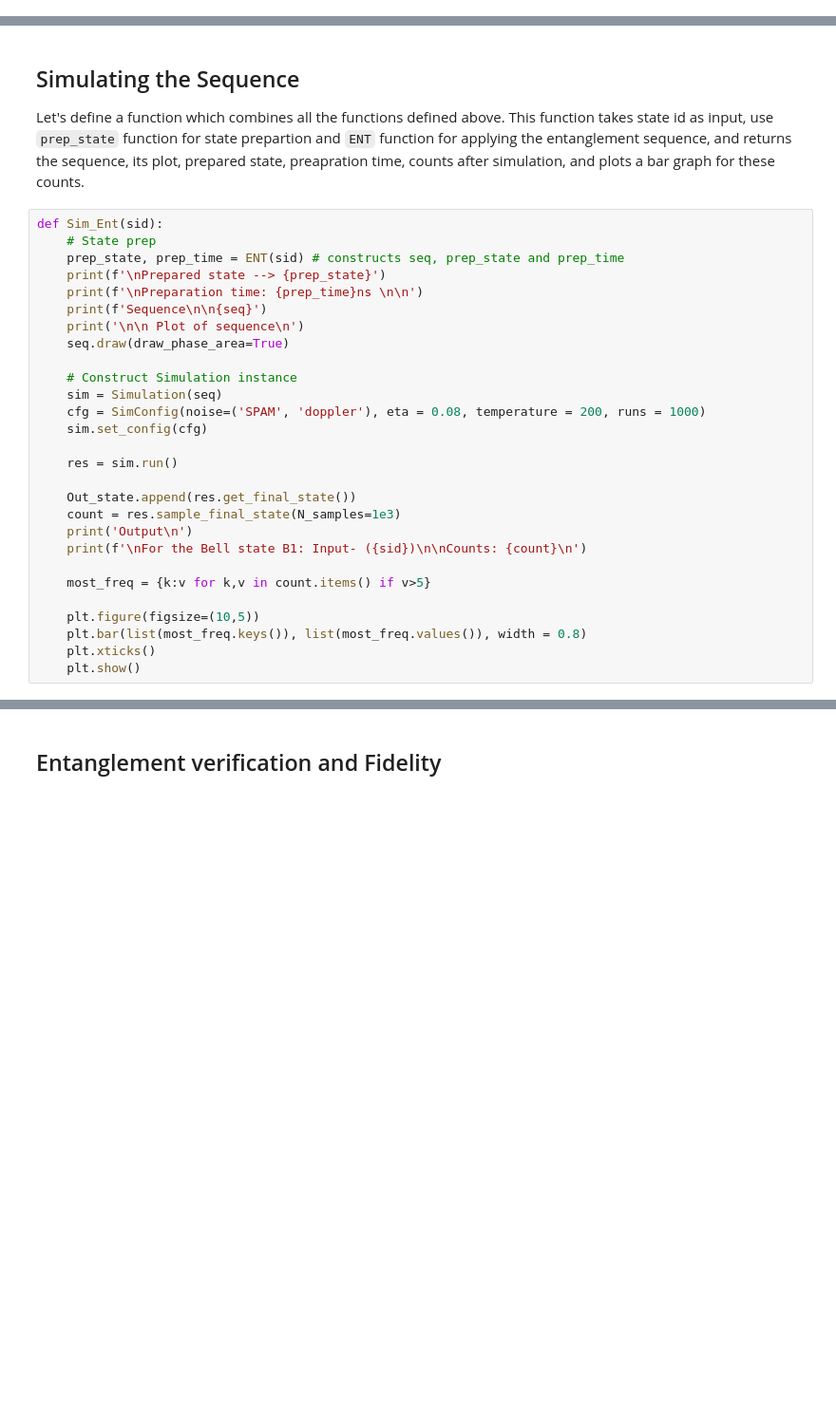
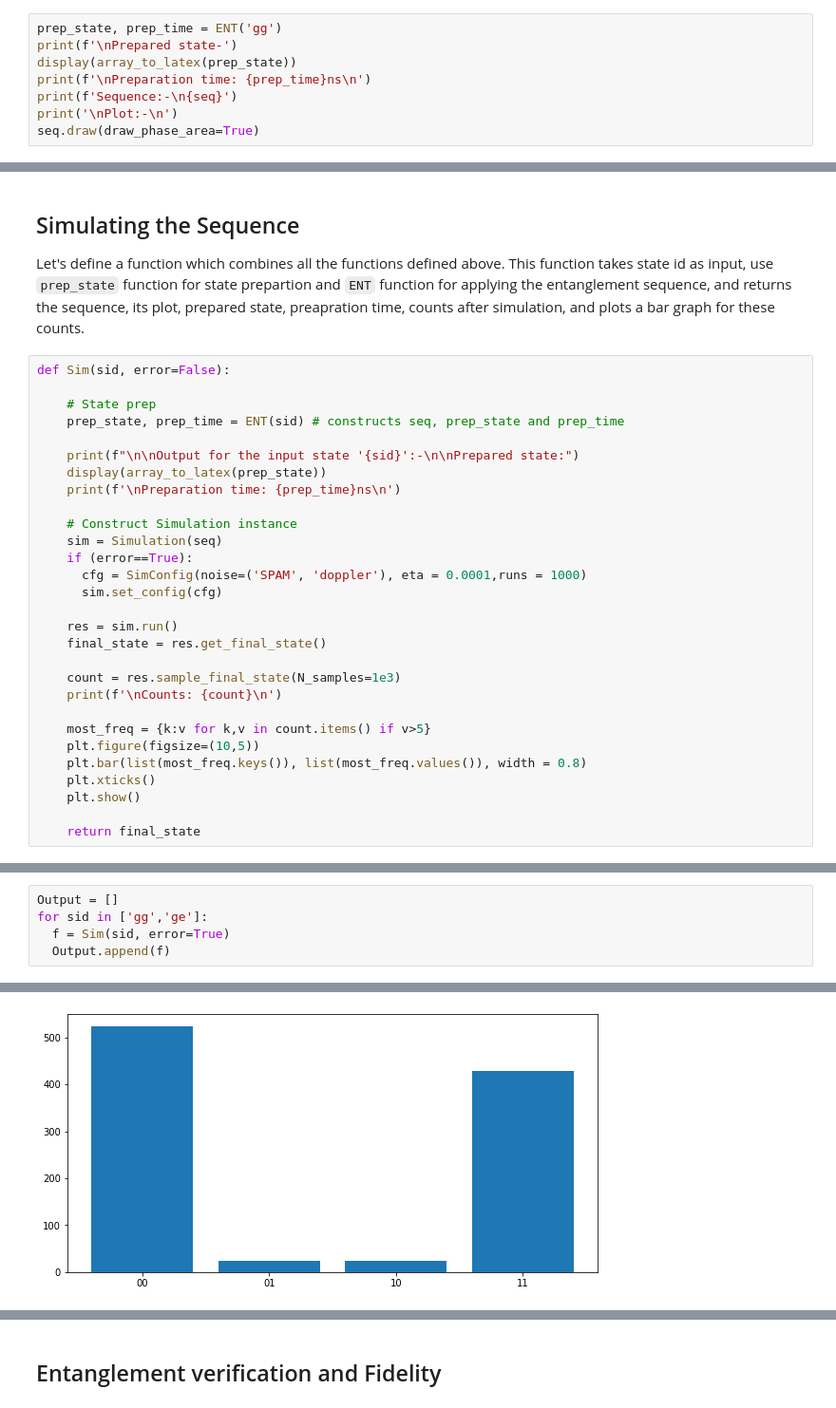
Before and after one commit to deveshq/Msc-Project, a Jupyter notebook: CZ_Entanglement.ipynb, the cells around one changed output, grey strips where cells are left out. Shown at 95% size. Cells and saved outputs as stored; diff of their text form; blank space fills up the shorter version.

```diff
--- a/CZ_Entanglement.ipynb
+++ b/CZ_Entanglement.ipynb
@@ -142,0 +152,8 @@ def ENT(int_id):
+# %%
+prep_state, prep_time = ENT('gg')
+print(f'\nPrepared state-')
+display(array_to_latex(prep_state))
+print(f'\nPreparation time: {prep_time}ns\n')
+print(f'Sequence:-\n{seq}')
+print('\nPlot:-\n')
+seq.draw(draw_phase_area=True)
@@ -144,30 +189,31 @@ def ENT(int_id):
 ## Simulating the Sequence
 Let's define a function which combines all the functions defined above. This function takes state id as input, use `prep_state` function for state prepartion and `ENT` function for applying the entanglement sequence, and returns the sequence, its plot, prepared state, preapration time, counts after simulation, and plots a bar graph for these counts.
 # %%
-def Sim_Ent(sid):
+def Sim(sid, error=False):
+
     # State prep
     prep_state, prep_time = ENT(sid) # constructs seq, prep_state and prep_time
-    print(f'\nPrepared state --> {prep_state}')
-    print(f'\nPreparation time: {prep_time}ns \n\n')
-    print(f'Sequence\n\n{seq}')
-    print('\n\n Plot of sequence\n')
-    seq.draw(draw_phase_area=True)
+
+    print(f"\n\nOutput for the input state '{sid}':-\n\nPrepared state:")
+    display(array_to_latex(prep_state))
+    print(f'\nPreparation time: {prep_time}ns\n')
 
     # Construct Simulation instance
     sim = Simulation(seq)
-    cfg = SimConfig(noise=('SPAM', 'doppler'), eta = 0.08, temperature = 200, runs = 1000)
-    sim.set_config(cfg)
+    if (error==True):
+      cfg = SimConfig(noise=('SPAM', 'doppler'), eta = 0.0001,runs = 1000)
+      sim.set_config(cfg)
 
     res = sim.run()
+    final_state = res.get_final_state()
 
-    Out_state.append(res.get_final_state())
     count = res.sample_final_state(N_samples=1e3)
-    print('Output\n')
-    print(f'\nFor the Bell state B1: Input- ({sid})\n\nCounts: {count}\n')
+    print(f'\nCounts: {count}\n')
 
     most_freq = {k:v for k,v in count.items() if v>5}
-
     plt.figure(figsize=(10,5))
     plt.bar(list(most_freq.keys()), list(most_freq.values()), width = 0.8)
     plt.xticks()
     plt.show()
+
+    return final_state
@@ -239,0 +220,6 @@ Counts: Counter({'10': 433, '01': 380, '00': 177, '11': 10})
+# %%
+Output = []
+for sid in ['gg','ge']:
+  f = Sim(sid, error=True)
+  Output.append(f)
+# %% [output]
@@ -239,0 +241 @@ Counts: Counter({'10': 433, '01': 380, '00': 177, '11': 10})
+[figure, added]
```
Also changed, not shown: parts of 22 cells of this notebook.
